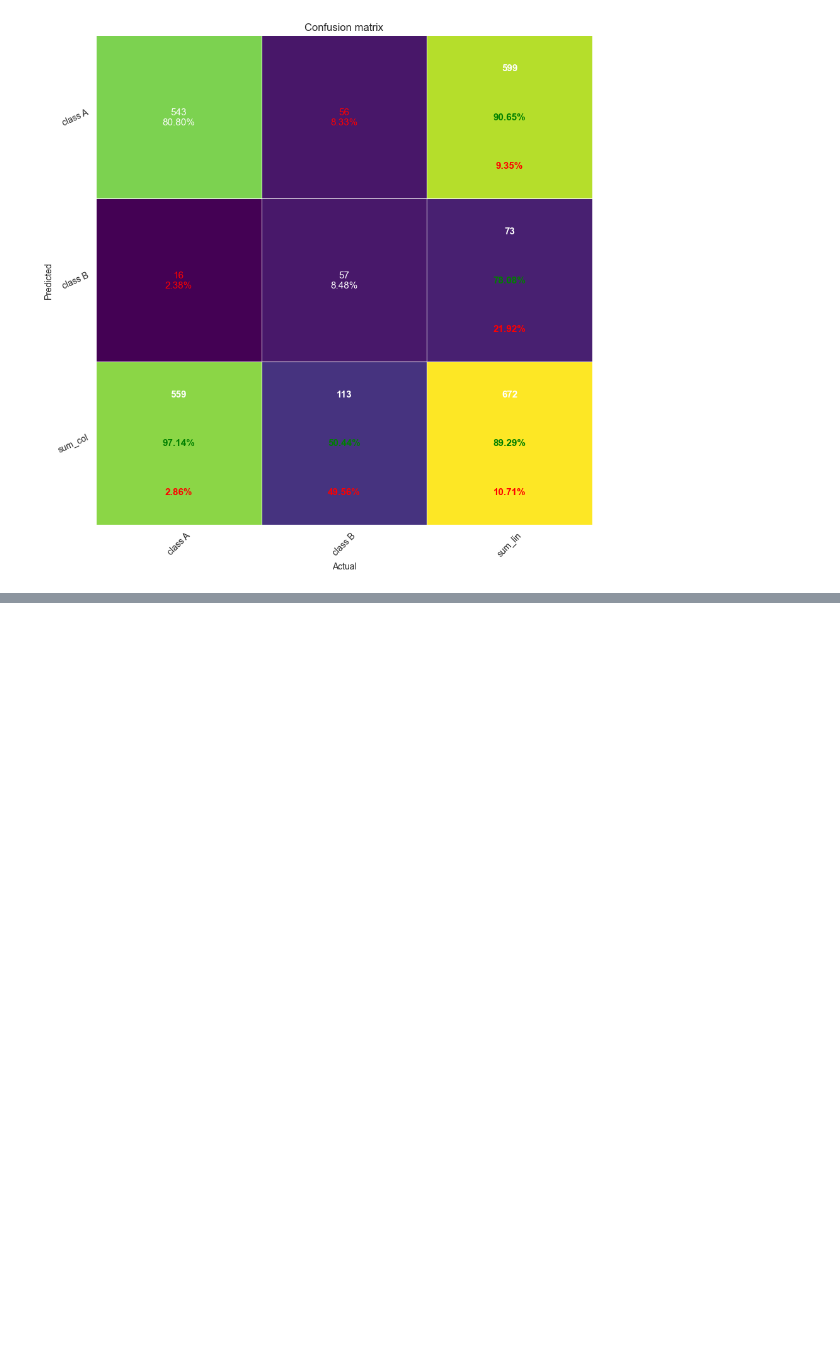
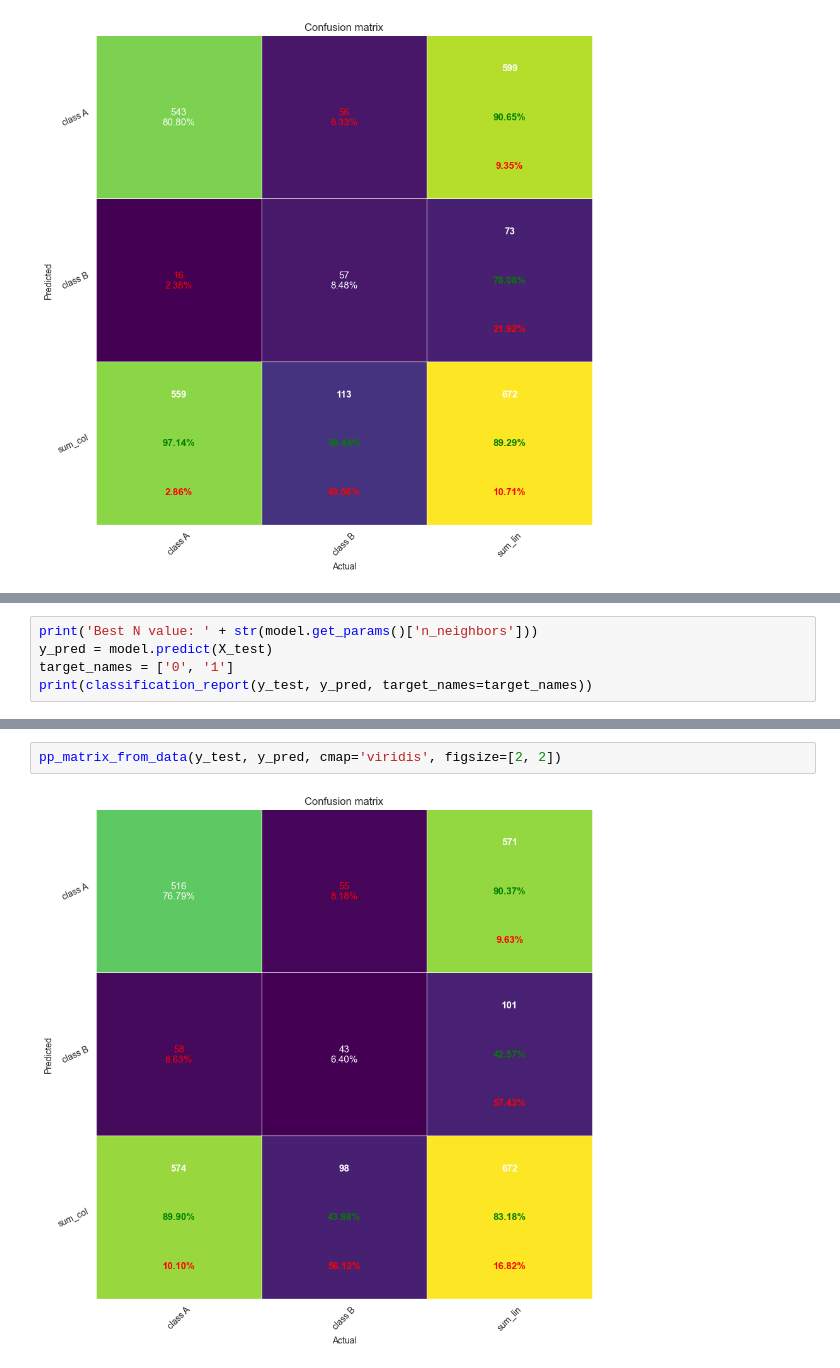
Before and after one commit to veneta13/Customer-Classifier, a Jupyter notebook: notebook/customer_classifier.ipynb, the cells around one changed output, grey strips where cells are left out. Saved outputs shown, nothing was run; the diff lists cells and outputs as text; blank space fills up the shorter version.

```diff
--- a/notebook/customer_classifier.ipynb
+++ b/notebook/customer_classifier.ipynb
@@ -1235,0 +1331,5 @@ pp_matrix_from_data(y_test, y_pred, cmap='viridis', figsize=[2, 2])
+# %%
+print('Best N value: ' + str(model.get_params()['n_neighbors']))
+y_pred = model.predict(X_test)
+target_names = ['0', '1']
+print(classification_report(y_test, y_pred, target_names=target_names))
@@ -1235,0 +1346,4 @@ pp_matrix_from_data(y_test, y_pred, cmap='viridis', figsize=[2, 2])
+# %%
+pp_matrix_from_data(y_test, y_pred, cmap='viridis', figsize=[2, 2])
+# %% [output]
+[figure, added]
```
Also changed, not shown: parts of 72 cells of this notebook.
